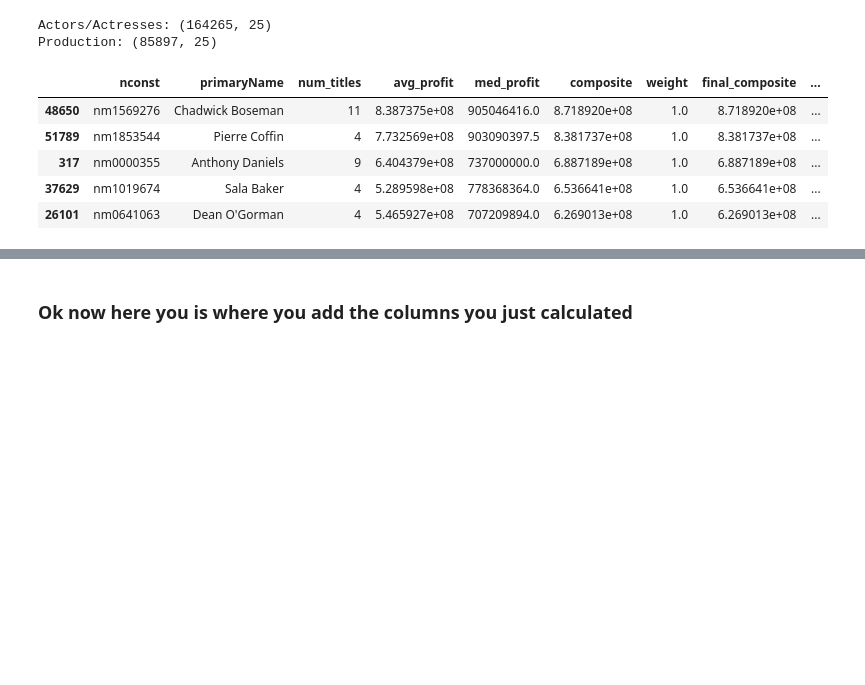
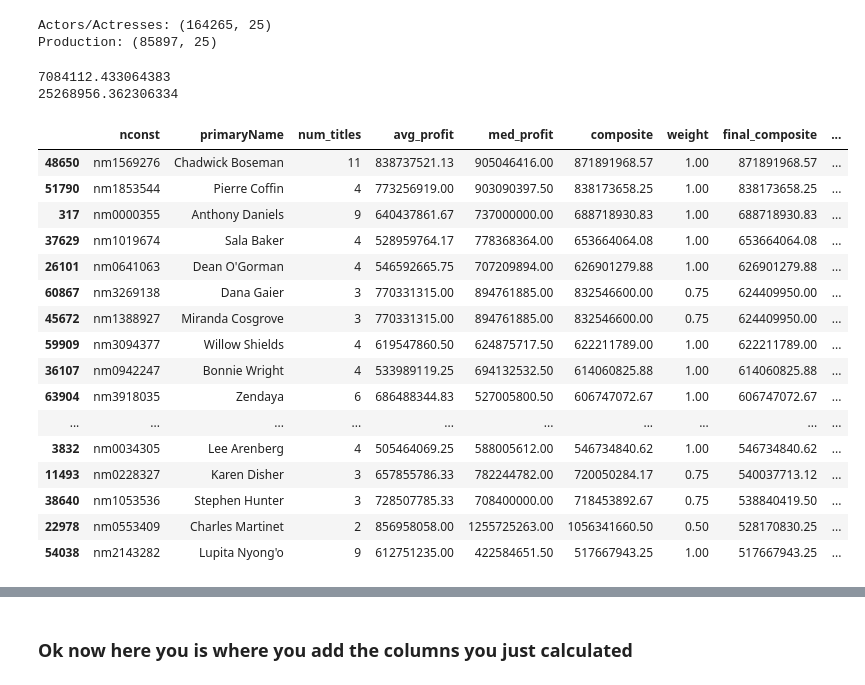
Before and after one commit to RHartung-ND/Data-Science-Project, a Jupyter notebook: pivot-data.ipynb, the cells around one changed output, grey strips where cells are left out. Saved outputs shown, nothing was run; the diff lists cells and outputs as text; code cells hidden in the pictures; blank space fills up the shorter version.

```diff
--- a/pivot-data.ipynb
+++ b/pivot-data.ipynb
@@ -18,0 +10,4 @@ movies.head()
+# %%
+# Movies contains all rows where the revenue is greater than 0.
+movies_df = df[df["revenue"] > 0]
+movies_df.head()
@@ -19,50 +22,80 @@ movies.head()
 # %%
+# A dataframe of rows only containing cast.
 actor_roles = ['actor', 'actress', "self"]
-df_actors = movies[movies['category'].isin(actor_roles)].copy()
+actors_df = movies_df[movies_df['category'].isin(actor_roles)].copy()
+# print(actors_df.head(20))
+
+# A dataframe of rows only containing crew.
 production_roles = ['director', 'producer', 'writer']
-df_production = movies[movies['category'].isin(production_roles)].copy()
+production_df = movies_df[movies_df['category'].isin(production_roles)].copy()
+# print(production_df.head(20))
 
-print("Actors/Actresses:", df_actors.shape)
-print("Production:", df_production.shape)
+print("Actors/Actresses:", actors_df.shape)
+print("Production:", production_df.shape)
 # %% [output]
 Actors/Actresses: (164265, 25)
 Production: (85897, 25)
 # %%
-# Compute profit per movie
-df_actors['profit'] = df_actors['revenue'] - df_actors['budget']
+# Compute profit per movie and put it in a new column.
+actors_df['profit'] = actors_df['revenue'] - actors_df['budget']
 
 # Aggregate profit data per actor
-agg_actors = df_actors.groupby(['nconst', 'primaryName']).agg(
+# Creates new dataframe where each row is an actor and the columns are
+# average profit, median profit, and number of titles they did.
+agg_actors = actors_df.groupby(['nconst', 'primaryName']).agg(
     avg_profit=('profit', 'mean'),
     med_profit=('profit', 'median'),
     num_titles=('title', 'nunique')
 ).reset_index()
 
+# The average of each actor's average profit and median profit in a column called Composite.
 agg_actors['composite'] = (agg_actors['avg_profit'] + agg_actors['med_profit']) / 2
 
 # Punish low number of titles: scale weight if num_titles < 4; otherwise weight=1
+# Creates a weight column which is equal to 1 if an actor has been in 4 or more movies
+# and is num_movies / 4 if they have been in less than 4.
 agg_actors['weight'] = agg_actors['num_titles'].apply(lambda x: x / 4 if x < 4 else 1)
 
+# Multiplies the composite by the weight.
 agg_actors['final_composite'] = agg_actors['composite'] * agg_actors['weight']
 
+# some statistics on the actor's scores.
 mean_comp = agg_actors['final_composite'].mean()
-std_comp = agg_actors['final_composite'].std()
-agg_actors['z_score'] = (agg_actors['final_composite'] - mean_comp) / std_comp
+std_dev_comp = agg_actors['final_composite'].std()
+agg_actors['z_score'] = (agg_actors['final_composite'] - mean_comp) / std_dev_comp
+
+print(mean_comp)
+print(std_dev_comp)
 
 # Transform z-score to final score; allow negative values for flops
 agg_actors['final_score'] = 100 * agg_actors['z_score']
 
+pd.set_option("display.float_format", "{:.2f}".format)
+
 agg_actors.sort_values('final_score', ascending=False)[
     ['nconst', 'primaryName', 'num_titles', 'avg_profit', 'med_profit', 'composite',
      'weight', 'final_composite', 'z_score', 'final_score']
-].head()
+].head(20)
 # %% [output]
+7084112.433064383
+25268956.362306334
 |  | nconst | primaryName | num_titles | avg_profit | med_profit | composite | weight | final_composite | ... |
-| 48650 | nm1569276 | Chadwick Boseman | 11 | 8.387375e+08 | 905046416.0 | 8.718920e+08 | 1.0 | 8.718920e+08 | ... |
-| 51789 | nm1853544 | Pierre Coffin | 4 | 7.732569e+08 | 903090397.5 | 8.381737e+08 | 1.0 | 8.381737e+08 | ... |
-| 317 | nm0000355 | Anthony Daniels | 9 | 6.404379e+08 | 737000000.0 | 6.887189e+08 | 1.0 | 6.887189e+08 | ... |
-| 37629 | nm1019674 | Sala Baker | 4 | 5.289598e+08 | 778368364.0 | 6.536641e+08 | 1.0 | 6.536641e+08 | ... |
-| 26101 | nm0641063 | Dean O'Gorman | 4 | 5.465927e+08 | 707209894.0 | 6.269013e+08 | 1.0 | 6.269013e+08 | ... |
+| 48650 | nm1569276 | Chadwick Boseman | 11 | 838737521.13 | 905046416.00 | 871891968.57 | 1.00 | 871891968.57 | ... |
+| 51790 | nm1853544 | Pierre Coffin | 4 | 773256919.00 | 903090397.50 | 838173658.25 | 1.00 | 838173658.25 | ... |
+| 317 | nm0000355 | Anthony Daniels | 9 | 640437861.67 | 737000000.00 | 688718930.83 | 1.00 | 688718930.83 | ... |
+| 37629 | nm1019674 | Sala Baker | 4 | 528959764.17 | 778368364.00 | 653664064.08 | 1.00 | 653664064.08 | ... |
+| 26101 | nm0641063 | Dean O'Gorman | 4 | 546592665.75 | 707209894.00 | 626901279.88 | 1.00 | 626901279.88 | ... |
+| 60867 | nm3269138 | Dana Gaier | 3 | 770331315.00 | 894761885.00 | 832546600.00 | 0.75 | 624409950.00 | ... |
+| 45672 | nm1388927 | Miranda Cosgrove | 3 | 770331315.00 | 894761885.00 | 832546600.00 | 0.75 | 624409950.00 | ... |
+| 59909 | nm3094377 | Willow Shields | 4 | 619547860.50 | 624875717.50 | 622211789.00 | 1.00 | 622211789.00 | ... |
+| 36107 | nm0942247 | Bonnie Wright | 4 | 533989119.25 | 694132532.50 | 614060825.88 | 1.00 | 614060825.88 | ... |
+| 63904 | nm3918035 | Zendaya | 6 | 686488344.83 | 527005800.50 | 606747072.67 | 1.00 | 606747072.67 | ... |
+| ... | ... | ... | ... | ... | ... | ... | ... | ... | ... |
+| 3832 | nm0034305 | Lee Arenberg | 4 | 505464069.25 | 588005612.00 | 546734840.62 | 1.00 | 546734840.62 | ... |
+| 11493 | nm0228327 | Karen Disher | 3 | 657855786.33 | 782244782.00 | 720050284.17 | 0.75 | 540037713.12 | ... |
+| 38640 | nm1053536 | Stephen Hunter | 3 | 728507785.33 | 708400000.00 | 718453892.67 | 0.75 | 538840419.50 | ... |
+| 22978 | nm0553409 | Charles Martinet | 2 | 856958058.00 | 1255725263.00 | 1056341660.50 | 0.50 | 528170830.25 | ... |
+| 54038 | nm2143282 | Lupita Nyong'o | 9 | 612751235.00 | 422584651.50 | 517667943.25 | 1.00 | 517667943.25 | ... |
 # %%
 print("Aggregated Actors/Actresses:")
 agg_actors.sort_values('final_score', ascending=False)[['nconst', 'primaryName', 'num_titles', 'avg_profit', 'med_profit', 'composite', 'weight', 'final_score']].head(15)
```
Also changed, not shown: parts of 8 cells of this notebook, 1 other file.
